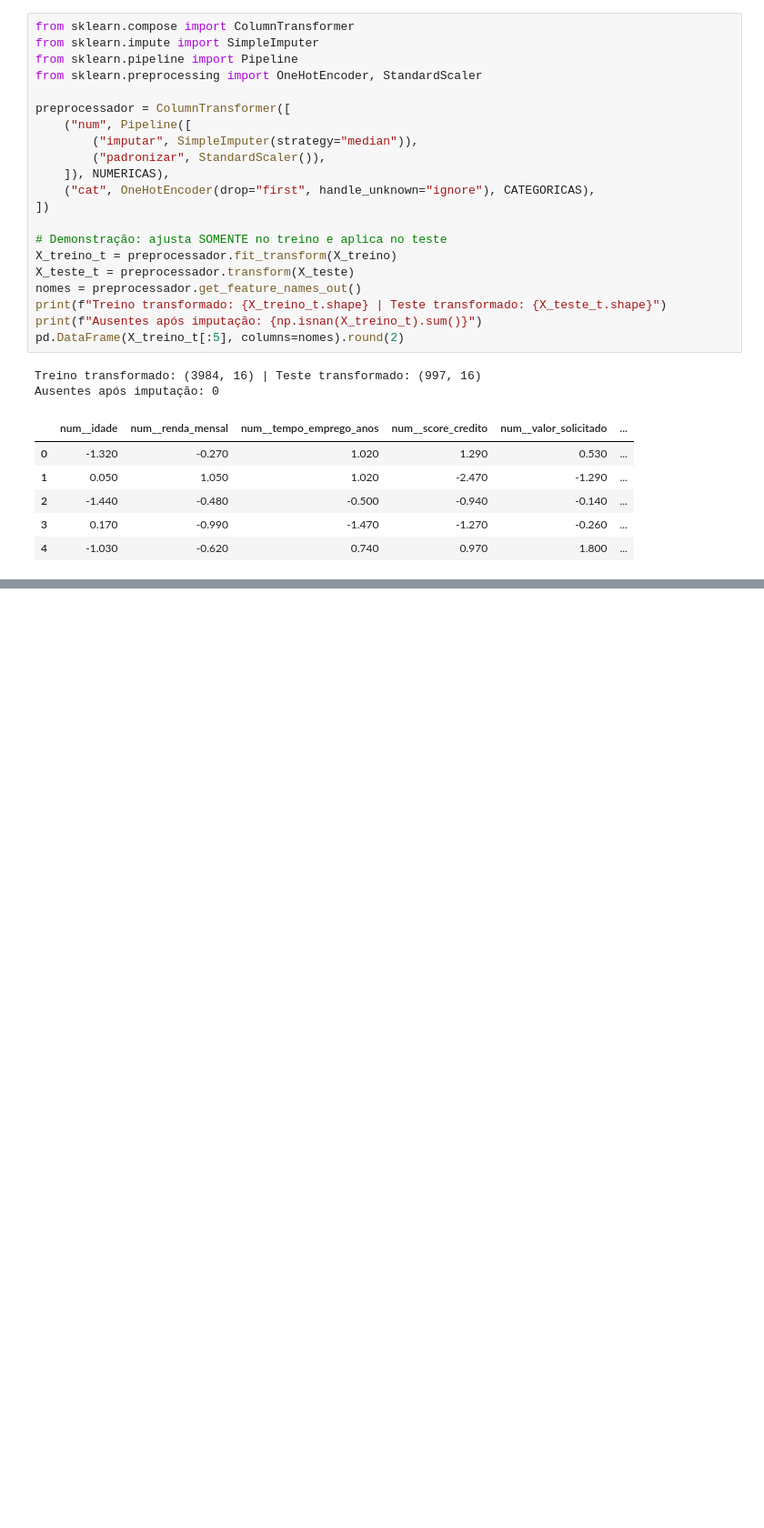
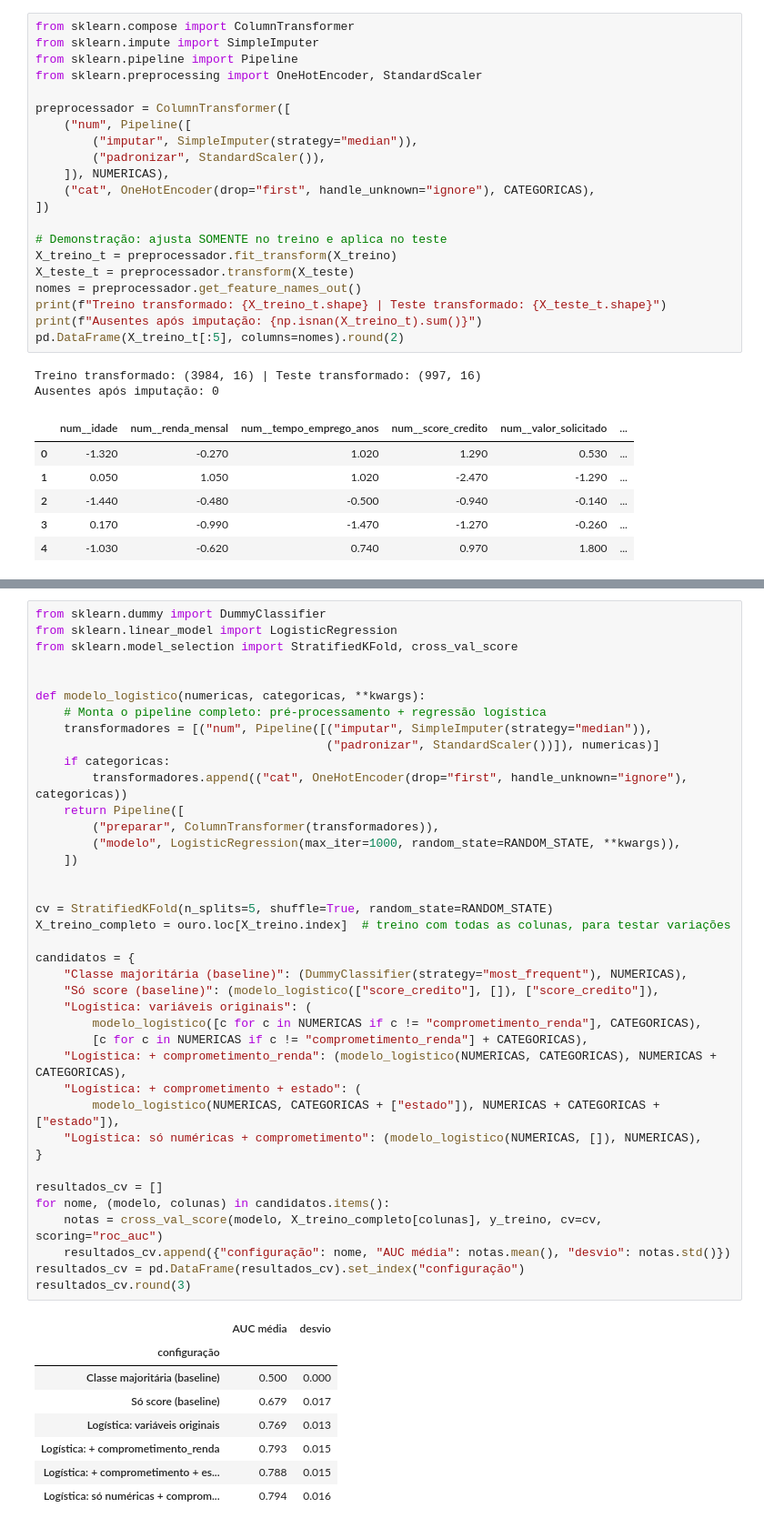
Before and after one commit to alexlourenc/CredAIR-Alex, a Jupyter notebook: notebooks/analise_credito.ipynb, the cells around one changed output, grey strips where cells are left out. Shown at 91% size. Saved outputs shown, nothing was run; the diff lists cells and outputs as text; blank space fills up the shorter version.

Commit message:
feat: desenvolve modelo de regressao logistica

```diff
--- a/notebooks/analise_credito.ipynb
+++ b/notebooks/analise_credito.ipynb
@@ -735,0 +750,48 @@ Ausentes após imputação: 0
+# %%
+from sklearn.dummy import DummyClassifier
+from sklearn.linear_model import LogisticRegression
+from sklearn.model_selection import StratifiedKFold, cross_val_score
+
+
+def modelo_logistico(numericas, categoricas, **kwargs):
+    # Monta o pipeline completo: pré-processamento + regressão logística
+    transformadores = [("num", Pipeline([("imputar", SimpleImputer(strategy="median")),
+                                         ("padronizar", StandardScaler())]), numericas)]
+    if categoricas:
+        transformadores.append(("cat", OneHotEncoder(drop="first", handle_unknown="ignore"), categoricas))
+    return Pipeline([
+        ("preparar", ColumnTransformer(transformadores)),
+        ("modelo", LogisticRegression(max_iter=1000, random_state=RANDOM_STATE, **kwargs)),
+    ])
+
+
+cv = StratifiedKFold(n_splits=5, shuffle=True, random_state=RANDOM_STATE)
+X_treino_completo = ouro.loc[X_treino.index]  # treino com todas as colunas, para testar variações
+
+candidatos = {
+    "Classe majoritária (baseline)": (DummyClassifier(strategy="most_frequent"), NUMERICAS),
+    "Só score (baseline)": (modelo_logistico(["score_credito"], []), ["score_credito"]),
+    "Logística: variáveis originais": (
+        modelo_logistico([c for c in NUMERICAS if c != "comprometimento_renda"], CATEGORICAS),
+        [c for c in NUMERICAS if c != "comprometimento_renda"] + CATEGORICAS),
+    "Logística: + comprometimento_renda": (modelo_logistico(NUMERICAS, CATEGORICAS), NUMERICAS + CATEGORICAS),
+    "Logística: + comprometimento + estado": (
+        modelo_logistico(NUMERICAS, CATEGORICAS + ["estado"]), NUMERICAS + CATEGORICAS + ["estado"]),
+    "Logística: só numéricas + comprometimento": (modelo_logistico(NUMERICAS, []), NUMERICAS),
+}
+
+resultados_cv = []
+for nome, (modelo, colunas) in candidatos.items():
+    notas = cross_val_score(modelo, X_treino_completo[colunas], y_treino, cv=cv, scoring="roc_auc")
+    resultados_cv.append({"configuração": nome, "AUC média": notas.mean(), "desvio": notas.std()})
+resultados_cv = pd.DataFrame(resultados_cv).set_index("configuração")
+resultados_cv.round(3)
+# %% [output]
+|  | AUC média | desvio |
+| configuração |  |  |
+| Classe majoritária (baseline) | 0.500 | 0.000 |
+| Só score (baseline) | 0.679 | 0.017 |
+| Logística: variáveis originais | 0.769 | 0.013 |
+| Logística: + comprometimento_renda | 0.793 | 0.015 |
+| Logística: + comprometimento + es... | 0.788 | 0.015 |
+| Logística: só numéricas + comprom... | 0.794 | 0.016 |
```
Also changed, not shown: parts of 3 cells of this notebook.
